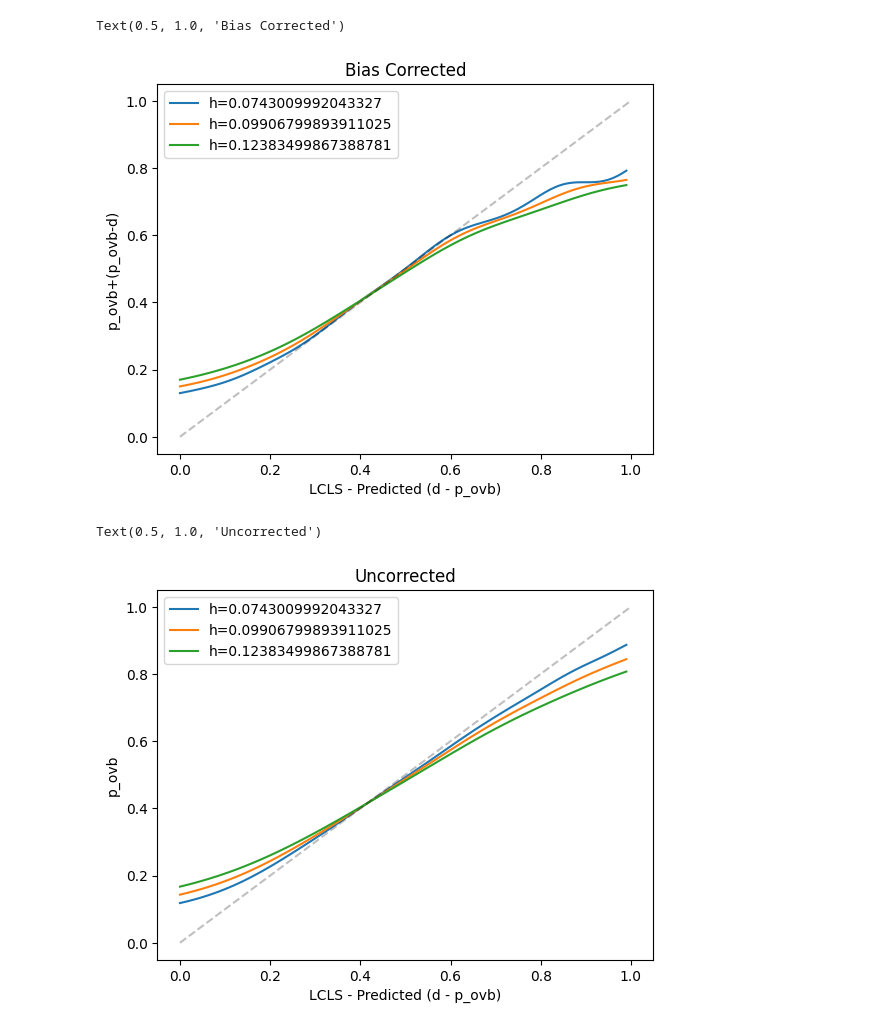
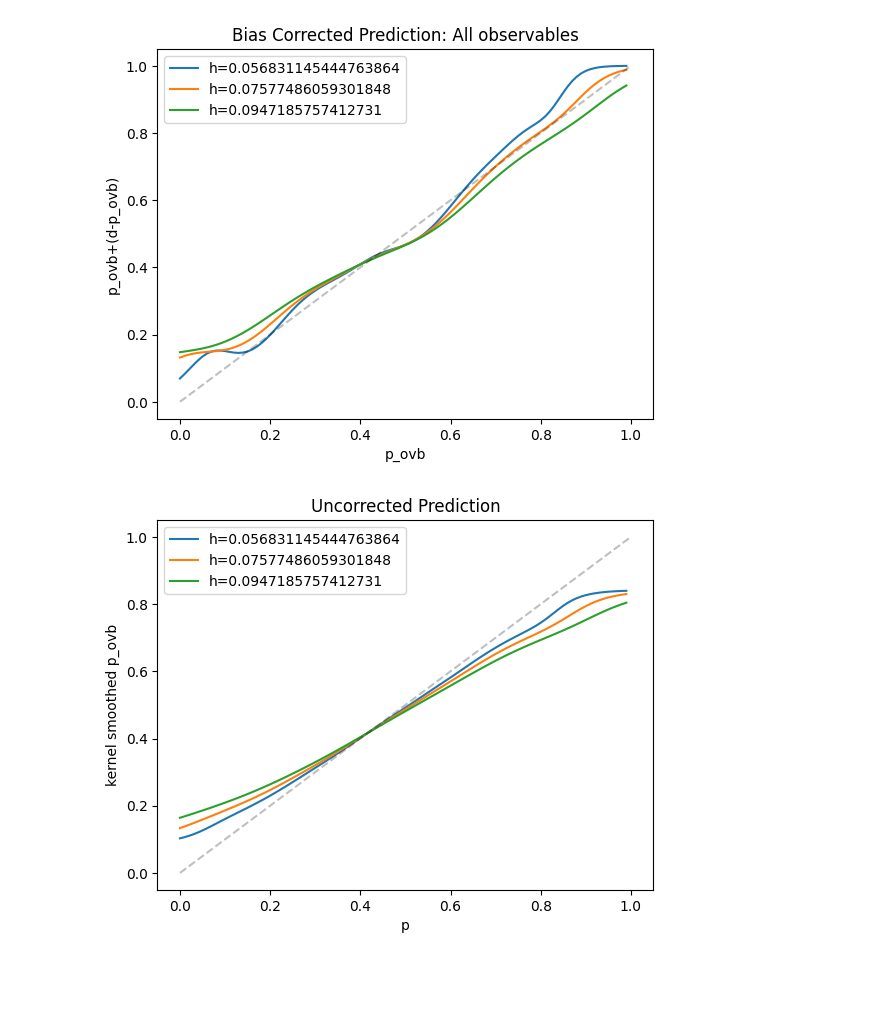
Before and after one commit to trobjohn/clbrn, a Jupyter notebook: _d.ipynb, the cells around one changed output. Drawn from its saved outputs; the diff is of its cells as text; code cells hidden in the pictures; blank space fills up the shorter version.

```diff
--- a/_d.ipynb
+++ b/_d.ipynb
@@ -61,11 +61,11 @@ mix = .6
 grp = (rng.uniform(size=N) > mix).astype('int')
 
 ## Model:
-wedge = 2
+wedge = 3
 bias_0 = - wedge
 bias_1 = wedge
 bias = grp*bias_1 + (1-grp)*bias_0
-slopes = 1.5*np.array([-.25,.5,.1])
+slopes = 1.8*np.array([-.25,.5,.1])
 sigma = .5
 
 ## Logistic model:
@@ -306,24 +309,24 @@ Text(0.5, 1.0, 'Estimated Bias')
 # %%
 
 for h in h_grid:
     gamma = []
     f_hat = []
     for x in x_grid:
         #p_hat = p_ovb[i]
         kernel = np.exp( -( (x-p_ovb)/h )**2 ) / (h * np.sqrt(2*np.pi) )
         den = np.sum( kernel )/len(d)
-        num = np.sum( (p_ovb + (p_ovb-d))*kernel )/len(d)
+        num = np.sum( (p_ovb + (d-p_ovb))*kernel )/len(d)
         f_hat.append(den)
         gamma.append( num/den )
     sns.lineplot(x=x_grid,y=gamma, label = 'h='+str(h))
 plt.plot((0,1),(0,1),'k--',alpha=.25)
-plt.xlabel('LCLS - Predicted (d - p_ovb)')
-plt.ylabel('p_ovb+(p_ovb-d)')
-plt.title('Bias Corrected')
-#plt.show()
+plt.xlabel('p_ovb')
+plt.ylabel('p_ovb+(d-p_ovb)')
+plt.title('Bias Corrected Prediction: All observables')
+plt4 = plt.show()
+plt.show()
 # %% [output]
-Text(0.5, 1.0, 'Bias Corrected')
-[figure, old version]
+[figure, new version]
 # %%
 
 for h in h_grid:
@@ -338,10 +341,10 @@ for h in h_grid:
         gamma.append( num/den )
     sns.lineplot(x=x_grid,y=gamma, label = 'h='+str(h))
 plt.plot((0,1),(0,1),'k--',alpha=.25)
-plt.xlabel('LCLS - Predicted (d - p_ovb)')
-plt.ylabel('p_ovb')
-plt.title('Uncorrected')
-#plt.show()
+plt.xlabel('p')
+plt.ylabel('kernel smoothed p_ovb')
+plt.title('Uncorrected Prediction')
+plt1 = plt.show()
+plt.show()
 # %% [output]
-Text(0.5, 1.0, 'Uncorrected')
-[figure, old version]
+[figure, new version]
```
Also changed, not shown: parts of 7 cells of this notebook.
